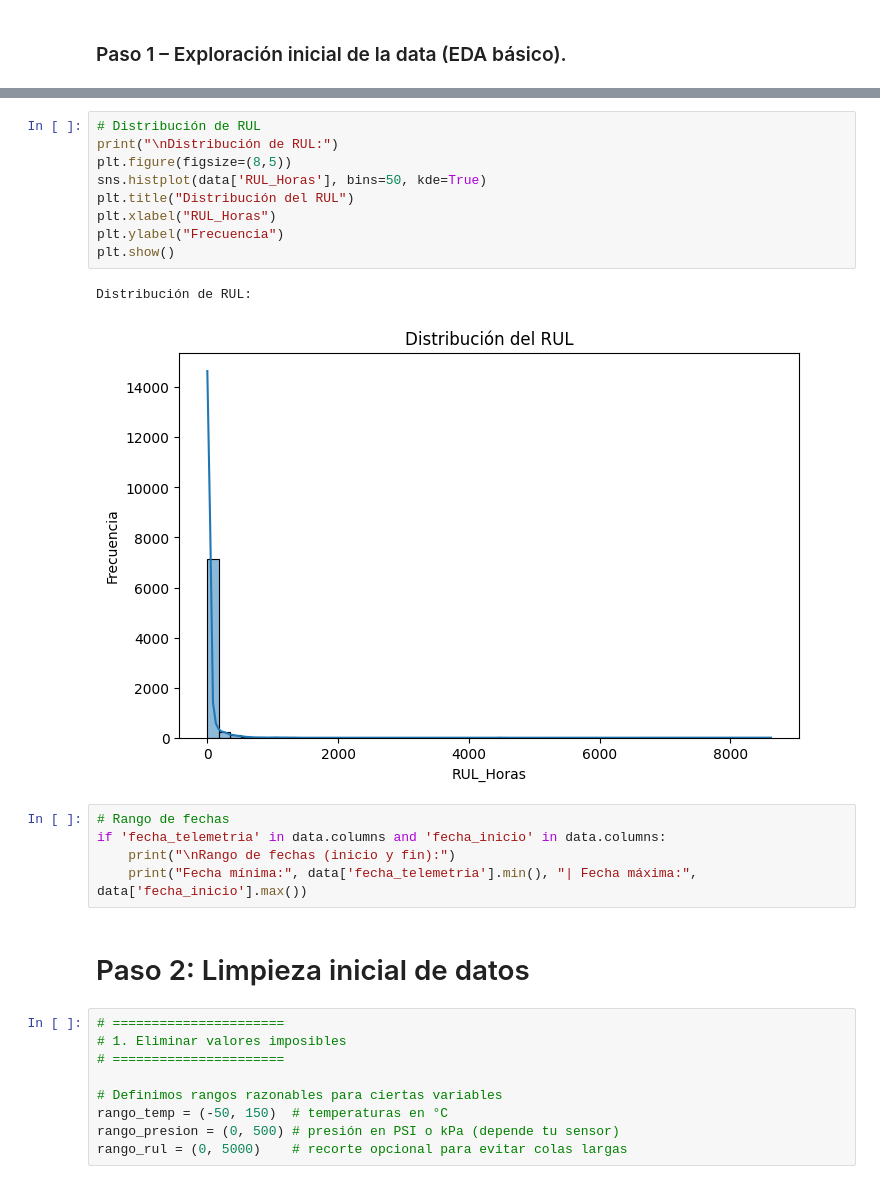
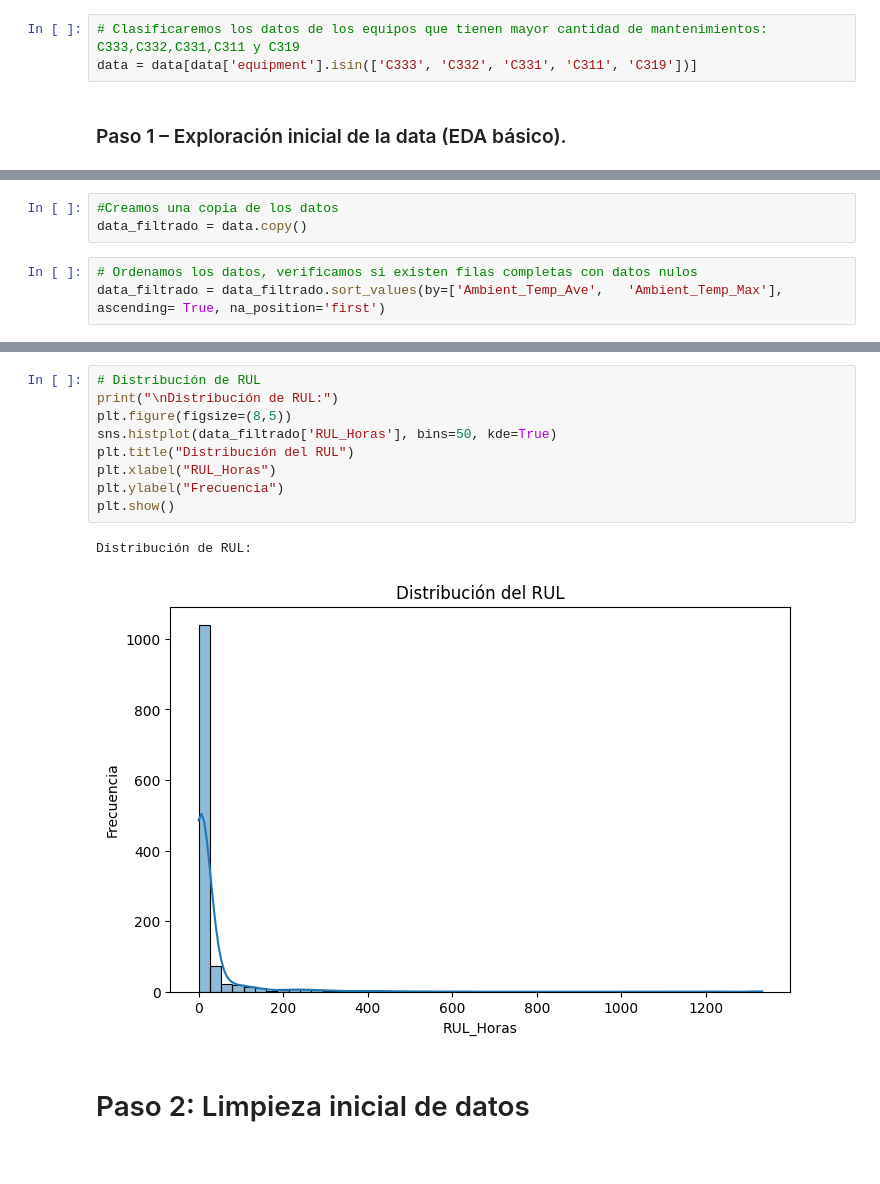
Before and after one commit to ETorresSacha/Prediccion-RULL, a Jupyter notebook: analisis_datos_reto.ipynb, the cells around one changed output, grey strips where cells are left out. Saved outputs shown, nothing was run; the diff lists cells and outputs as text.

```diff
--- a/analisis_datos_reto.ipynb
+++ b/analisis_datos_reto.ipynb
@@ -54,6 +29,9 @@ Saving CAEX_RUL2.xlsx to CAEX_RUL2.xlsx
 os.remove("CAEX_RUL4.xlsx")
 # %%
 data = pd.read_excel(io.BytesIO(uploaded['CAEX_RUL2.xlsx']))
+# %%
+# Clasificaremos los datos de los equipos que tienen mayor cantidad de mantenimientos: C333,C332,C331,C311 y C319
+data = data[data['equipment'].isin(['C333', 'C332', 'C331', 'C311', 'C319'])]
 # %% [markdown]
 ###  Paso 1 – Exploración inicial de la data (EDA básico).
 # %%
@@ -159 +73,7 @@ Cantidad de registros por ID de equipo:
 dtype: int64
+# %%
+#Creamos una copia de los datos
+data_filtrado = data.copy()
+# %%
+# Ordenamos los datos, verificamos si existen filas completas con datos nulos
+data_filtrado = data_filtrado.sort_values(by=['Ambient_Temp_Ave',	'Ambient_Temp_Max'], ascending= True, na_position='first')
@@ -160,28 +106,14 @@ dtype: int64
 # %%
 # Distribución de RUL
 print("\nDistribución de RUL:")
 plt.figure(figsize=(8,5))
-sns.histplot(data['RUL_Horas'], bins=50, kde=True)
+sns.histplot(data_filtrado['RUL_Horas'], bins=50, kde=True)
 plt.title("Distribución del RUL")
 plt.xlabel("RUL_Horas")
 plt.ylabel("Frecuencia")
 plt.show()
 # %% [output]
 Distribución de RUL:
-[figure, old version]
+[figure, new version]
-# %%
-# Rango de fechas
-if 'fecha_telemetria' in data.columns and 'fecha_inicio' in data.columns:
-    print("\nRango de fechas (inicio y fin):")
-    print("Fecha mínima:", data['fecha_telemetria'].min(), "| Fecha máxima:", data['fecha_inicio'].max())
 # %% [markdown]
 # Paso 2: Limpieza inicial de datos
-# %%
-# ======================
-# 1. Eliminar valores imposibles
-# ======================
-
-# Definimos rangos razonables para ciertas variables
-rango_temp = (-50, 150)  # temperaturas en °C
-rango_presion = (0, 500) # presión en PSI o kPa (depende tu sensor)
-rango_rul = (0, 5000)    # recorte opcional para evitar colas largas
```
Also changed, not shown: parts of 66 cells of this notebook.
